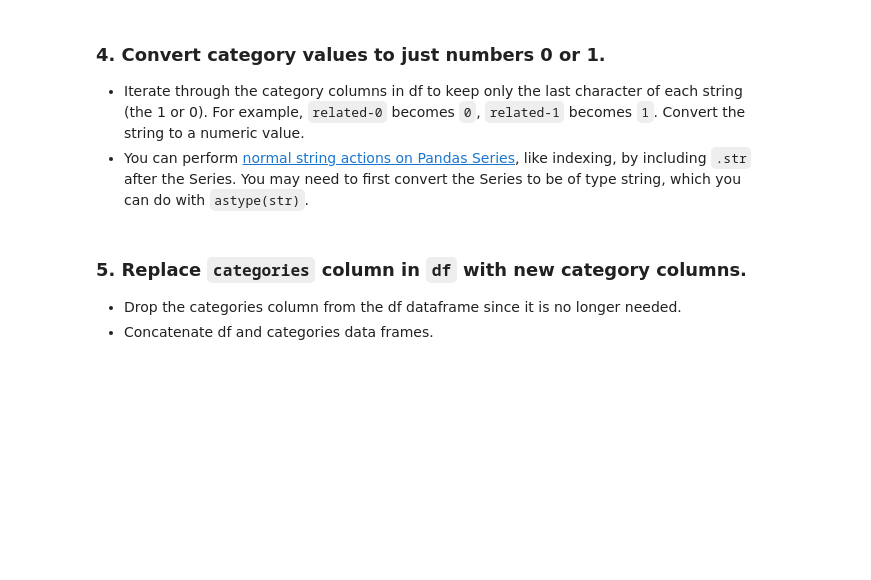
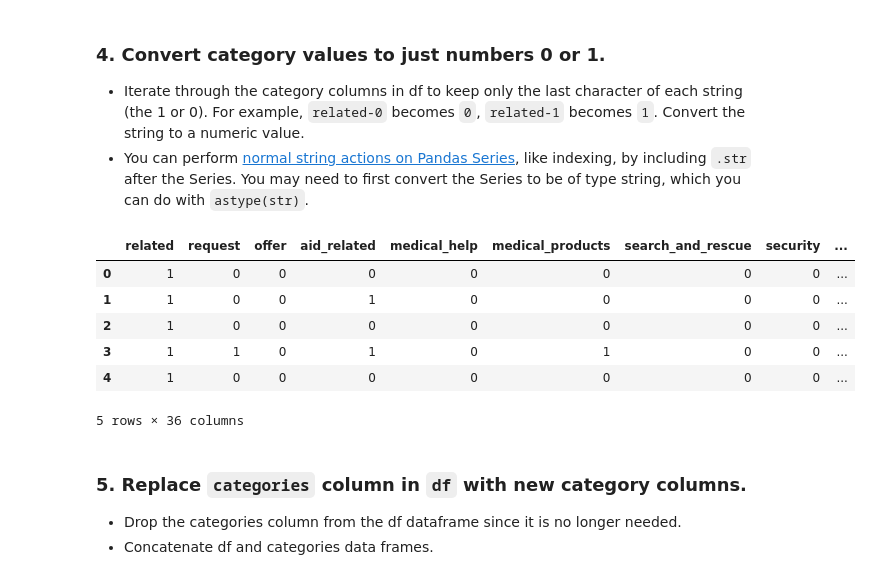
Before and after one commit to isakkabir/Disaster-Response-ML-Pipeline, a Jupyter notebook: ETL Pipeline Preparation.ipynb, the cells around one changed output. Cells and saved outputs as stored; diff of their text form; code cells hidden in the pictures; blank space fills up the shorter version.

```diff
--- a/ETL Pipeline Preparation.ipynb
+++ b/ETL Pipeline Preparation.ipynb
@@ -101,13 +109,20 @@ categories.head()
 - Iterate through the category columns in df to keep only the last character of each string (the 1 or 0). For example, `related-0` becomes `0`, `related-1` becomes `1`. Convert the string to a numeric value.
 - You can perform [normal string actions on Pandas Series](https://pandas.pydata.org/pandas-docs/stable/text.html#indexing-with-str), like indexing, by including `.str` after the Series. You may need to first convert the Series to be of type string, which you can do with `astype(str)`.
 # %%
-for column in categories:
+for column in categories_split:
     # set each value to be the last character of the string
-    categories[column] =
-
+    categories_split[column] = categories_split[column].str [-1]
     # convert column from string to numeric
-    categories[column] =
-categories.head()
+    categories_split[column] = pd.to_numeric(categories_split[column], errors = 'coerce')
+categories_split.head()
+# %% [output]
+|  | related | request | offer | aid_related | medical_help | medical_products | search_and_rescue | security | ... |
+| 0 | 1 | 0 | 0 | 0 | 0 | 0 | 0 | 0 | ... |
+| 1 | 1 | 0 | 0 | 1 | 0 | 0 | 0 | 0 | ... |
+| 2 | 1 | 0 | 0 | 0 | 0 | 0 | 0 | 0 | ... |
+| 3 | 1 | 1 | 0 | 1 | 0 | 1 | 0 | 0 | ... |
+| 4 | 1 | 0 | 0 | 0 | 0 | 0 | 0 | 0 | ... |
+5 rows × 36 columns
 # %% [markdown]
 ### 5. Replace `categories` column in `df` with new category columns.
 - Drop the categories column from the df dataframe since it is no longer needed.
```
Also changed, not shown: parts of 6 cells of this notebook.
